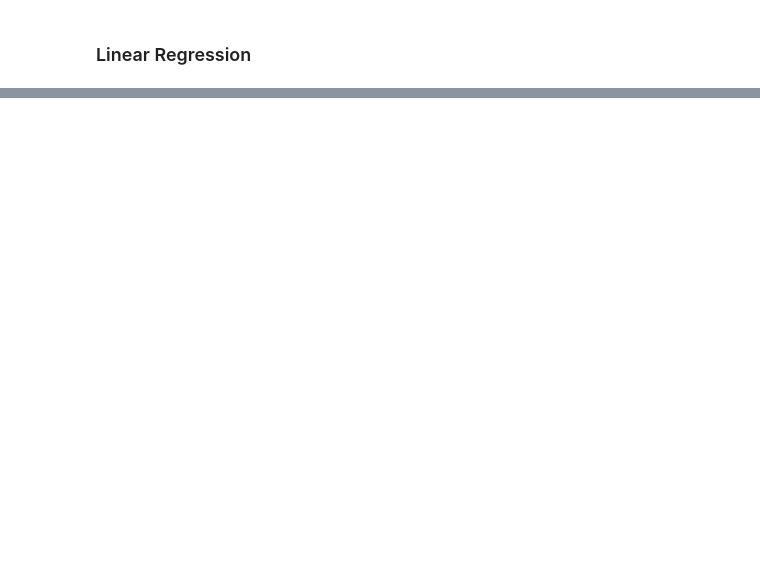
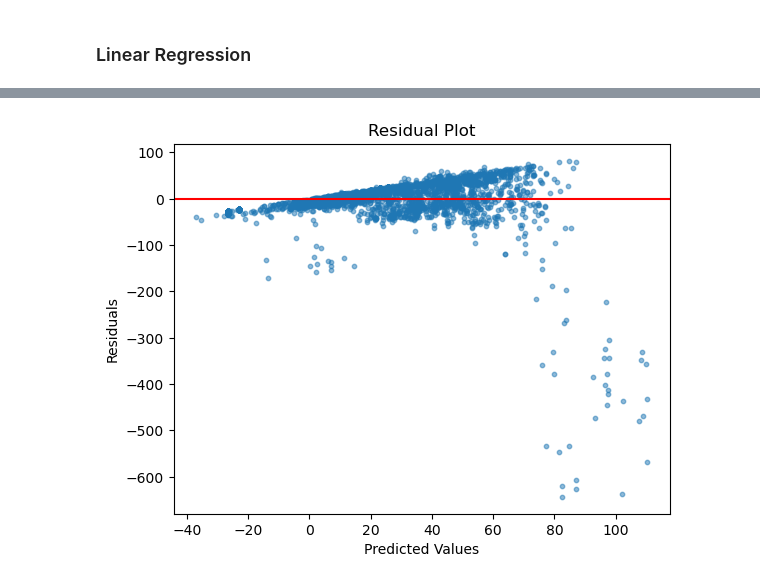
Before and after one commit to jakepper/CS5830-Group15-Project6, a Jupyter notebook: project6.ipynb, the cells around one changed output, grey strips where cells are left out. Cells and saved outputs as stored; diff of their text form; code cells hidden in the pictures; blank space fills up the shorter version.

```diff
--- a/project6.ipynb
+++ b/project6.ipynb
@@ -89,5 +227,5 @@ plt.show()
 # %% [markdown]
 ### Linear Regression
 # %%
-req = df[['x', 'y', 'Evapotranspiration', 'Precipitation', 'Irrigation_pumping','Observed']].copy()
+req = df[['Segment_id','x', 'y', 'Evapotranspiration', 'Precipitation', 'Irrigation_pumping','Observed']].copy()
 req.head()
@@ -124,0 +278,13 @@ print("Scaled:", pipe.score(X_test, y_test))
+# %%
+# predict the target variable using the test data
+y_pred = pipe.predict(X_test)
+
+# create a residual plot
+plt.scatter(y_pred, y_pred - y_test, s=10, alpha=0.5)
+plt.axhline(y=0, color='r', linestyle='-')
+plt.xlabel('Predicted Values')
+plt.ylabel('Residuals')
+plt.title('Residual Plot')
+plt.show()
+# %% [output]
+[figure, added]
```
Also changed, not shown: parts of 10 cells of this notebook.
